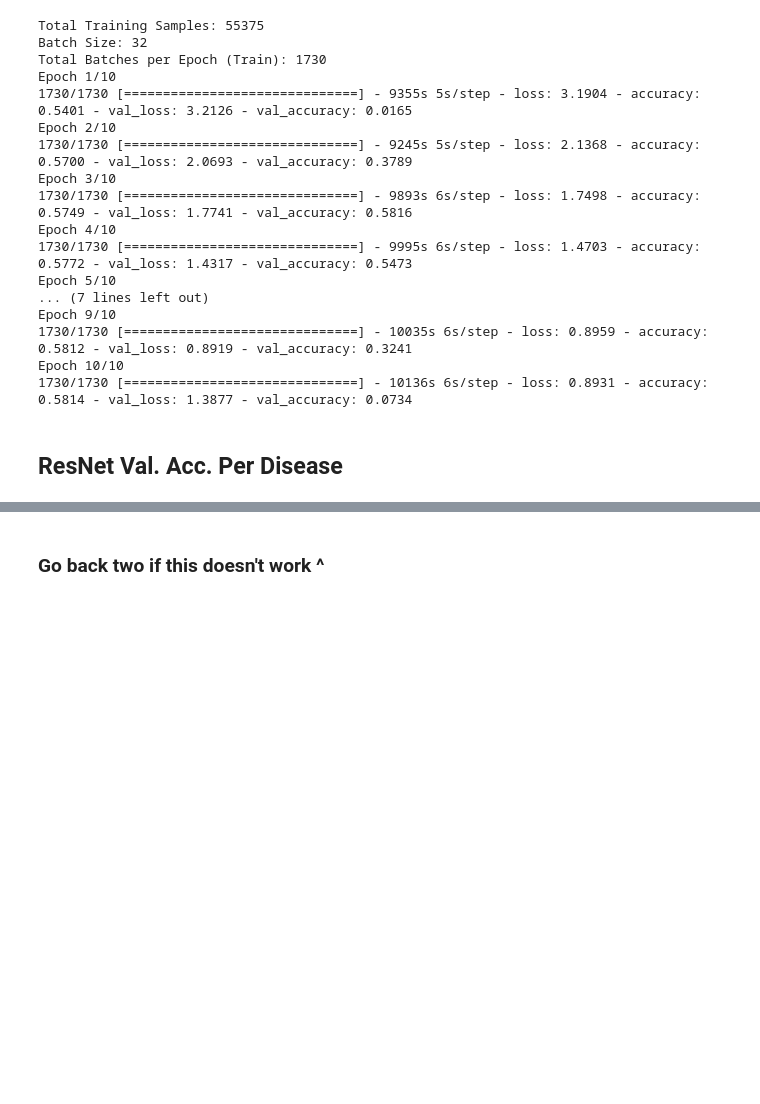
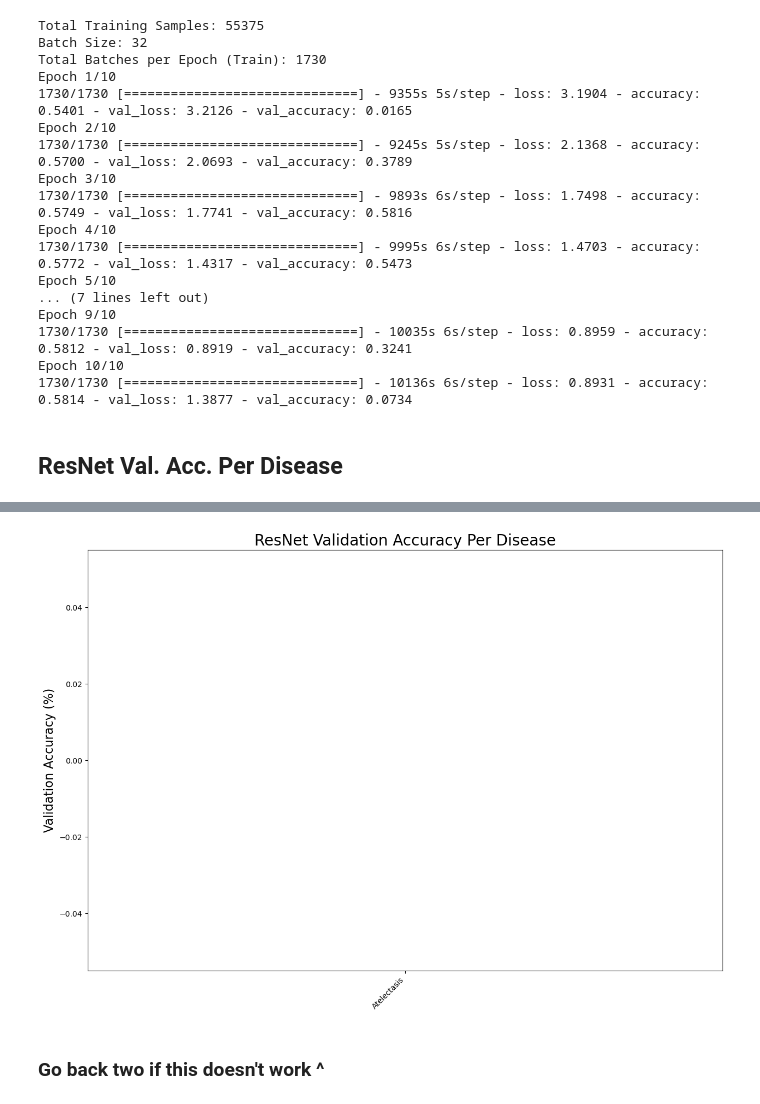
Before and after one commit to jdorick/PneumoVision, a Jupyter notebook: CNN models/Pre-processing.ipynb, the cells around one changed output, grey strips where cells are left out. Saved outputs shown, nothing was run; the diff lists cells and outputs as text; code cells hidden in the pictures; blank space fills up the shorter version.

Commit message:
Closest graph

```diff
--- a/CNN models/Pre-processing.ipynb
+++ b/CNN models/Pre-processing.ipynb
@@ -485,21 +485,14 @@ predicted_labels = np.argmax(predicted_labels, axis=1)
 
 # Iterate over diseases and update validation_accuracy_dict
 for i, disease in enumerate(disease_list[:num_predicted_diseases]):
-    # Find the index of the current disease in the disease_list
-    disease_index = disease_list.index(disease)
+    # Extract the subset of labels for the current disease
+    disease_indices = [idx for idx, label in enumerate(disease_list) if label == disease]
+    disease_true_labels = true_labels[disease_indices]
+    disease_predicted_labels = predicted_labels[disease_indices]
 
-    # Extract the true and predicted labels for the current disease
-    disease_true_labels = true_labels[validation_indices == disease_index]
-    disease_predicted_labels = predicted_labels[validation_indices == disease_index]
-
-    # Check if there are samples for the current disease
-    if len(disease_true_labels) > 0:
-        # Calculate accuracy for the current disease and store it in validation_accuracy_dict
-        accuracy = np.mean(np.equal(disease_true_labels, disease_predicted_labels))
-        validation_accuracy_dict[disease].append(accuracy)
-    else:
-        # If no samples for the disease, set accuracy to NaN or any desired value
-        validation_accuracy_dict[disease].append(np.nan)
+    # Calculate accuracy for the current disease and store it in validation_accuracy_dict
+    accuracy = np.mean(np.equal(disease_true_labels, disease_predicted_labels))
+    validation_accuracy_dict[disease].append(accuracy)
 
 # Plot the validation accuracy for each disease using a bar chart
 plt.figure(figsize=(15, 10))
@@ -520,3 +513,4 @@ KeyboardInterrupt:
+[figure, added]
 # %% [markdown]
 ### Go back two if this doesn't work ^
 # %% [markdown]
```
Also changed, not shown: parts of 1 cell of this notebook.
